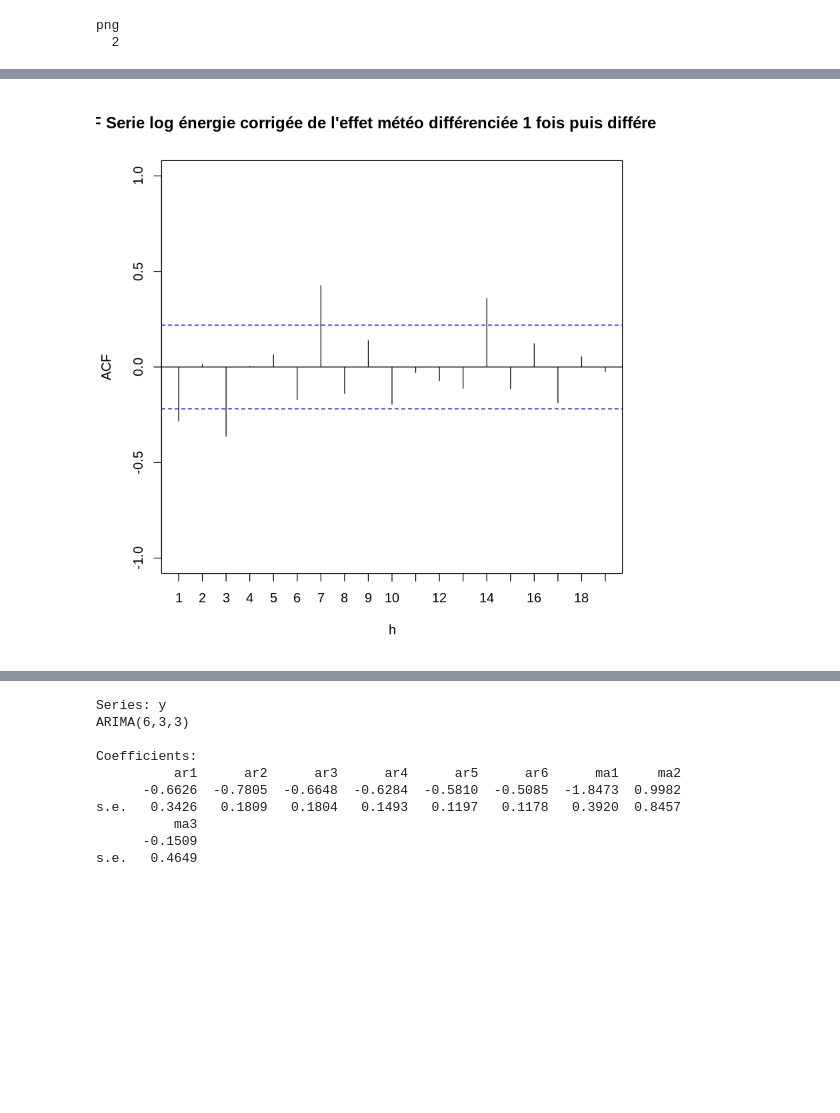
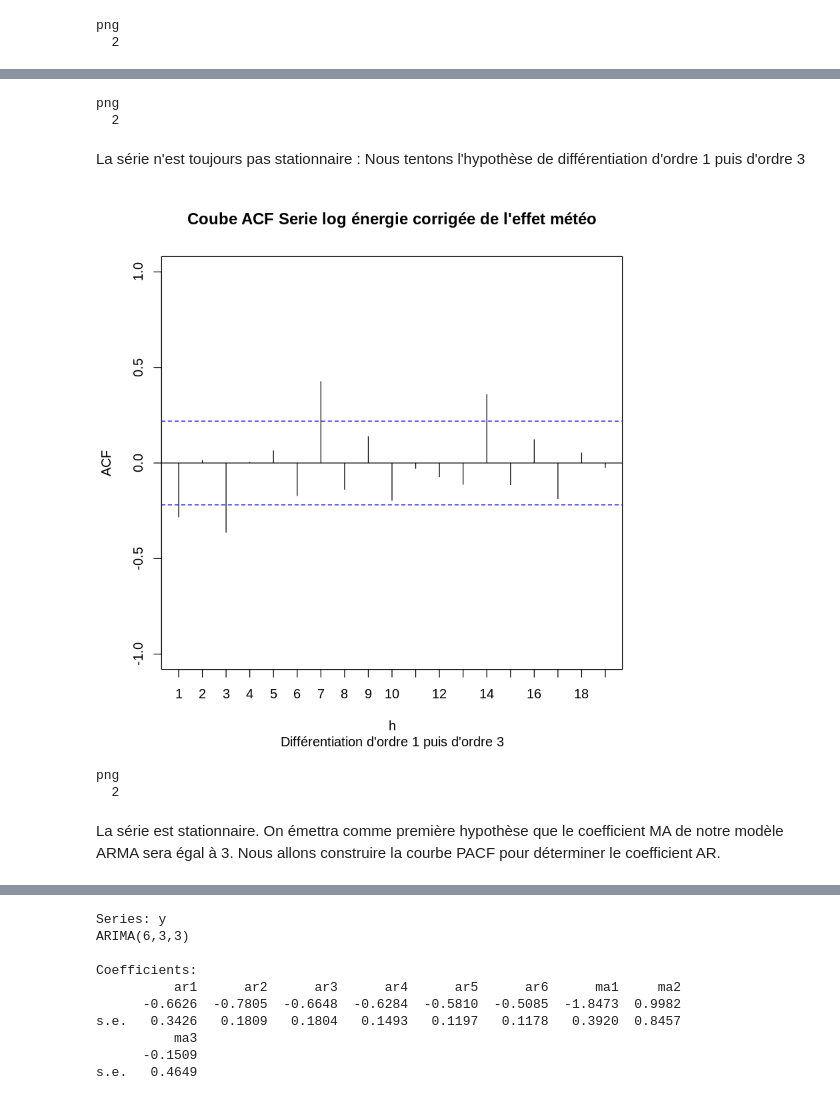
Before and after one commit to Silvock/projet_9_temporal_series, a Jupyter notebook: notebook/analyse.ipynb, the cells around one changed output, grey strips where cells are left out. Cells and saved outputs as stored; diff of their text form; code cells hidden in the pictures; blank space fills up the shorter version.

```diff
--- a/notebook/analyse.ipynb
+++ b/notebook/analyse.ipynb
@@ -596,11 +598,32 @@ plot(acf,ylim=c(-1,1),main="Coube ACF Serie log énergie corrigée de l'effet m
+# %%
+png(filename='../presentation/images/courbe_acf_2.png')
+plot(acf,ylim=c(-1,1),main="Coube ACF Serie log énergie corrigée de l'effet météo", sub= "Différentiation d'ordre 1",
+    ci=0.95,xlim=c(1,nlag-1),xaxp=c(1,nlag,nlag-1),type='h',lend='butt',xlab='h',ylab='ACF')
+dev.off()
+# %% [output]
+png
+  2
+# %% [markdown]
+La série n'est toujours pas stationnaire : Nous tentons l'hypothèse de différentiation d'ordre 1 puis d'ordre 3
 # %%
 y_dif1_3=diff(y_dif1,lag=3,differences = 1)
 acf = acf(y_dif1_3,lag.max=nlag,plot=FALSE)
 acf$lag = acf$lag*sais
-plot(acf,ylim=c(-1,1),main="Coube ACF Serie log énergie corrigée de l'effet météo différenciée 1 fois puis différenciée d'ordre 7",
+plot(acf,ylim=c(-1,1),main="Coube ACF Serie log énergie corrigée de l'effet météo",sub="Différentiation d'ordre 1 puis d'ordre 3",
     ci=0.95,xlim=c(1,nlag-1),xaxp=c(1,nlag,nlag-1),type='h',lend='butt',xlab='h',ylab='ACF')
 # %% [output]
-[figure, old version]
+[figure, new version]
+# %%
+png(filename='../presentation/images/courbe_acf_3.png')
+plot(acf,ylim=c(-1,1),main="Coube ACF Serie log énergie corrigée de l'effet météo",sub="Différentiation d'ordre 1 puis d'ordre 3",
+    ci=0.95,xlim=c(1,nlag-1),xaxp=c(1,nlag,nlag-1),type='h',lend='butt',xlab='h',ylab='ACF')
+dev.off()
+# %% [output]
+png
+  2
+# %% [markdown]
+La série est stationnaire. On émettra comme première hypothèse que le coefficient MA de notre modèle ARMA sera égal à 3.
+Nous allons construire la courbe PACF pour déterminer le coefficient AR.
 # %%
 pacf = pacf(y_dif1_3,lag.max=nlag,plot=FALSE)
 pacf$lag = pacf$lag*sais
```
Also changed, not shown: parts of 26 cells of this notebook, 18 other files.
